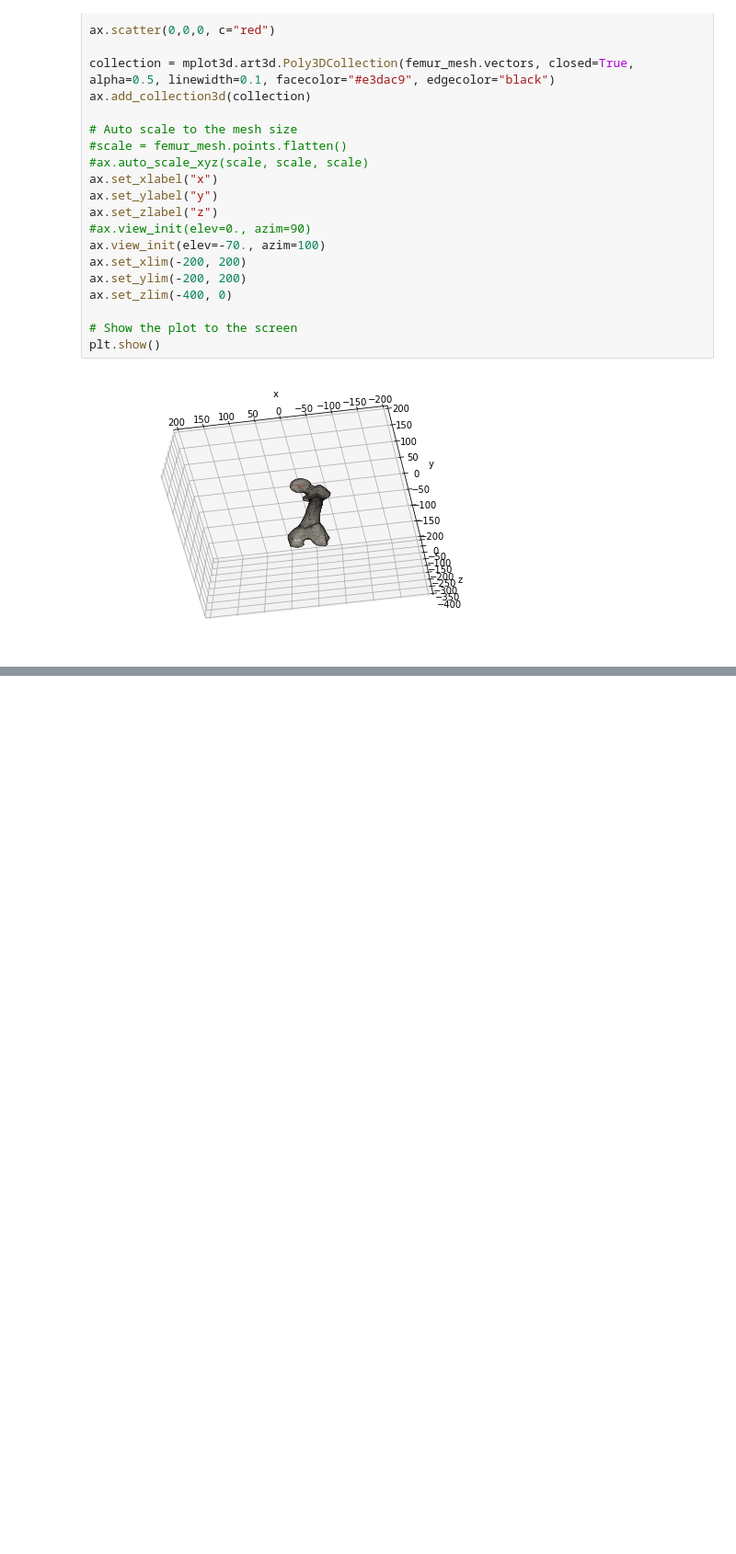
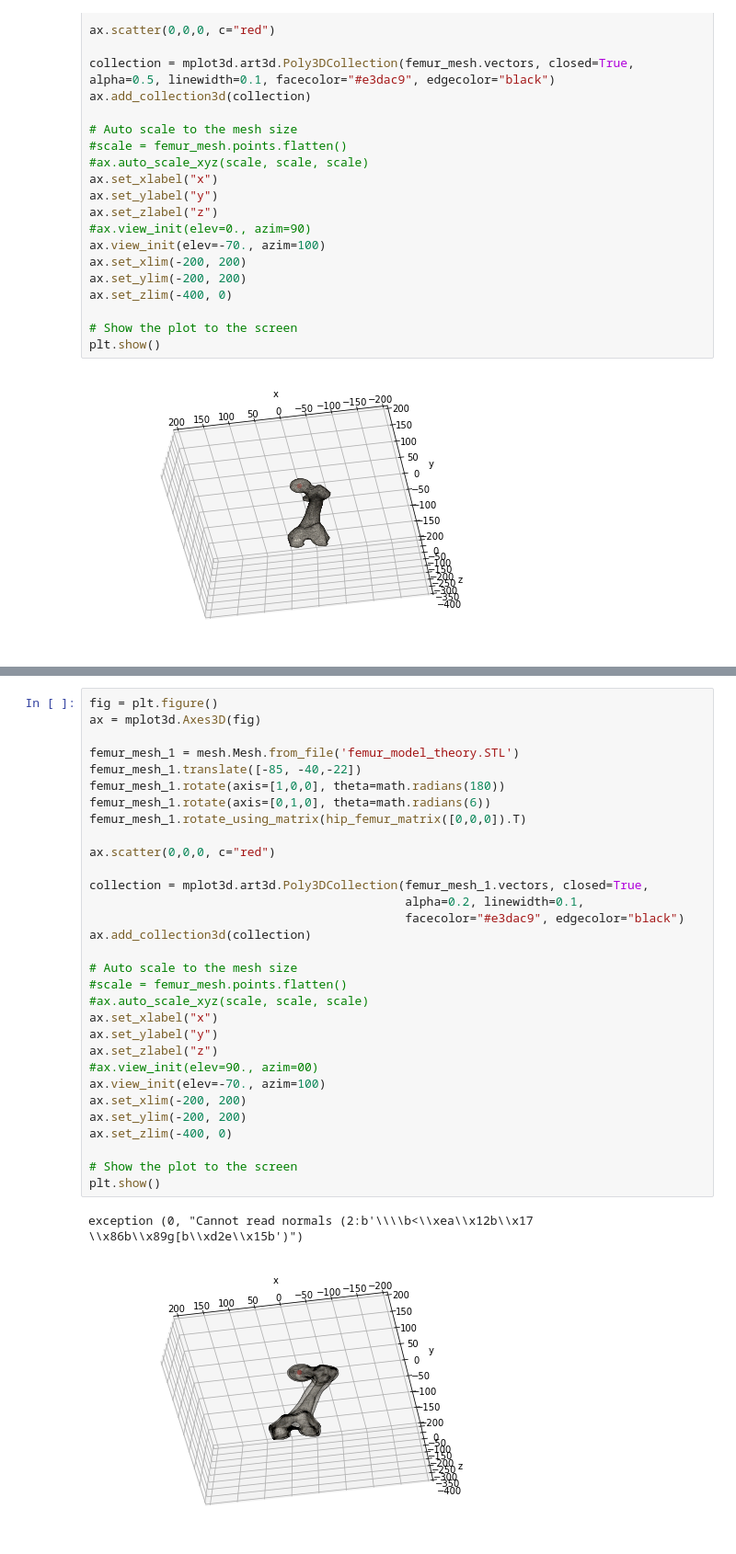
Before and after one commit to choiboy92/knee_parallax, a Jupyter notebook: np_stl_test.ipynb, the cells around one changed output, grey strips where cells are left out. Shown at 92% size. Cells and saved outputs as stored; diff of their text form; blank space fills up the shorter version.

Commit message:
add stop for femur from solidworks

```diff
--- a/np_stl_test.ipynb
+++ b/np_stl_test.ipynb
@@ -174,3 +175,37 @@ fig.show()
 (33990, 3, 3)
 (16997, 3)
 [interactive output not drawn]
+# %%
+fig = plt.figure()
+ax = mplot3d.Axes3D(fig)
+
+femur_mesh_1 = mesh.Mesh.from_file('femur_model_theory.STL')
+femur_mesh_1.translate([-85, -40,-22])
+femur_mesh_1.rotate(axis=[1,0,0], theta=math.radians(180))
+femur_mesh_1.rotate(axis=[0,1,0], theta=math.radians(6))
+femur_mesh_1.rotate_using_matrix(hip_femur_matrix([0,0,0]).T)
+
+ax.scatter(0,0,0, c="red")
+
+collection = mplot3d.art3d.Poly3DCollection(femur_mesh_1.vectors, closed=True,
+                                            alpha=0.2, linewidth=0.1,
+                                            facecolor="#e3dac9", edgecolor="black")
+ax.add_collection3d(collection)
+
+# Auto scale to the mesh size
+#scale = femur_mesh.points.flatten()
+#ax.auto_scale_xyz(scale, scale, scale)
+ax.set_xlabel("x")
+ax.set_ylabel("y")
+ax.set_zlabel("z")
+#ax.view_init(elev=90., azim=00)
+ax.view_init(elev=-70., azim=100)
+ax.set_xlim(-200, 200)
+ax.set_ylim(-200, 200)
+ax.set_zlim(-400, 0)
+
+# Show the plot to the screen
+plt.show()
+# %% [output]
+exception (0, "Cannot read normals (2:b'\\\\b<\\xea\\x12b\\x17 \\x86b\\x89g[b\\xd2e\\x15b')")
+[figure, added]
```
Also changed, not shown: parts of 2 cells of this notebook.
